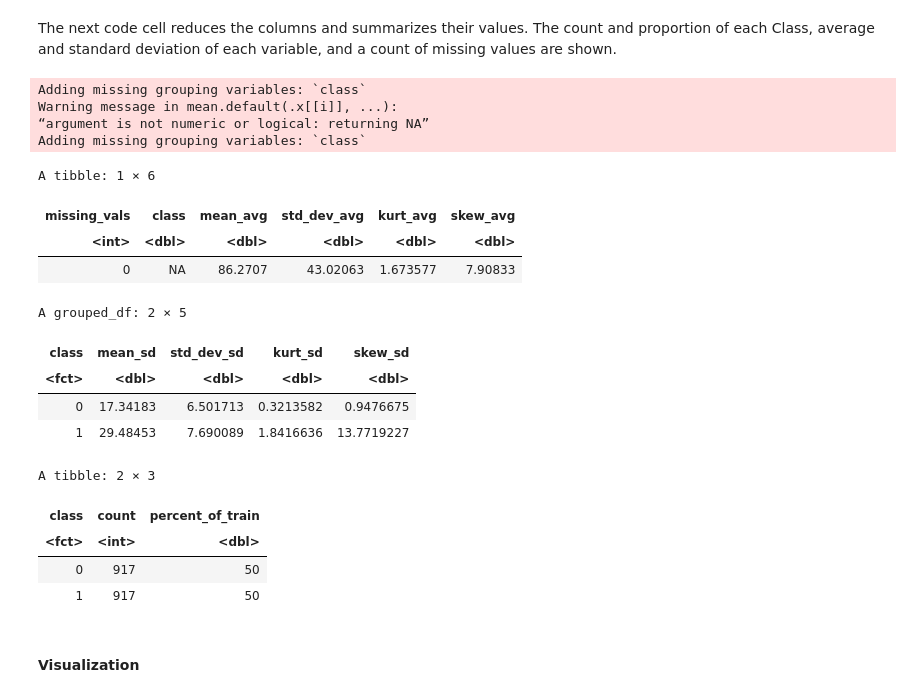
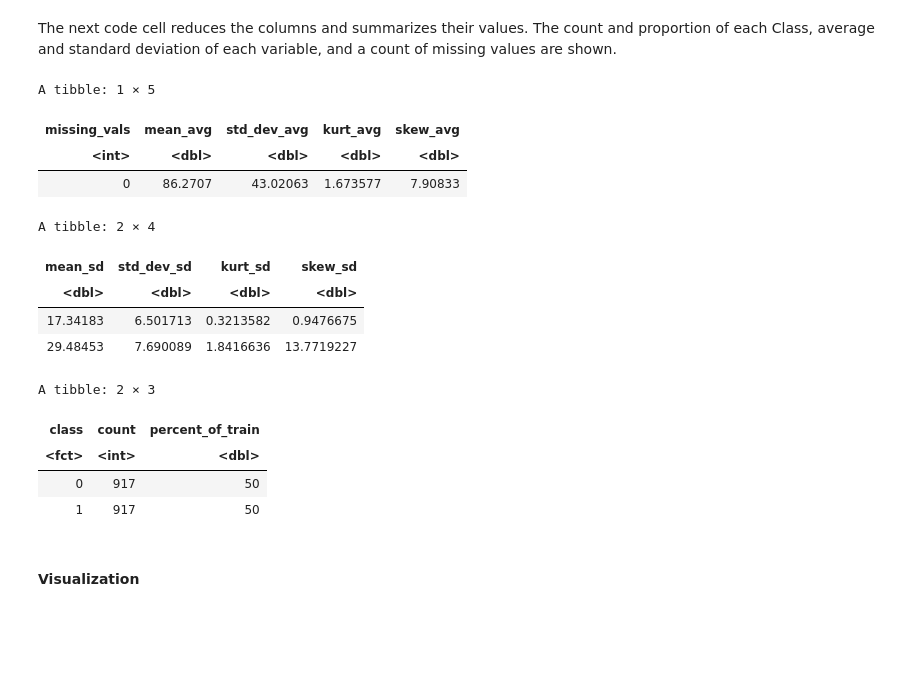
Before and after one commit to madisongill/dsci-100-2023s-group-39-section-002, a Jupyter notebook: project_proposal-Copy1.ipynb, the cells around one changed output. Saved outputs shown, nothing was run; the diff lists cells and outputs as text; code cells hidden in the pictures; blank space fills up the shorter version.

```diff
--- a/project_proposal-Copy1.ipynb
+++ b/project_proposal-Copy1.ipynb
@@ -169,51 +169,52 @@ The next code cell reduces the columns and summarizes their values. The count an
 number_obs<-nrow(pulsar_train)
 
 class_count_balanced <- pulsar_train |> #summarize counts of class labels
     group_by(class) |>
     summarize(count = n(),
             percent_of_train=n()/number_obs*100) #percentage of pulsar vs non pulsar
 
-summary_train <- pulsar_train |> #the average of all the predictor variables
-    select(-class) |>
+pulsar_train_unlabelled <- pulsar_train |> #removing class to manipulate other variables
+    ungroup() |>
+    select(-class)
+
+summary_train <- pulsar_train_unlabelled |> #the average of all the predictor variables
+    # select(-class) |>
     map_df(mean) |>
     rename(mean_avg = mean,
            std_dev_avg = std_dev,
            kurt_avg = kurt,
            skew_avg = skew)
 
-means_and_counts<- as_tibble(sum(is.na(pulsar_train))) |> #checking for na values
+means_counts <- as_tibble(sum(is.na(pulsar_train))) |> #checking for na values
     rename(missing_vals = value) |>
     bind_cols(summary_train)  #combine summary_train and missing values check into one
 
 standard_dev <- pulsar_train |> #the standard deviation of all predictor variables, #found the sd function (5)
                     mutate(mean_sd = sd(mean),
                        std_dev_sd = sd(std_dev),
                        kurt_sd = sd(kurt),
                        skew_sd = sd(skew))|>
                     slice(1)|>
+                    ungroup() |>
                     select(mean_sd,std_dev_sd,kurt_sd,skew_sd)
 
 
 
 
-means_and_counts
+means_counts
 standard_dev
 class_count_balanced
 # %% [output]
-Adding missing grouping variables: `class`
-Warning message in mean.default(.x[[i]], ...):
-“argument is not numeric or logical: returning NA”
-Adding missing grouping variables: `class`
+A tibble: 1 × 5
+| missing_vals | mean_avg | std_dev_avg | kurt_avg | skew_avg |
+| <int> | <dbl> | <dbl> | <dbl> | <dbl> |
+| 0 | 86.2707 | 43.02063 | 1.673577 | 7.90833 |
-A tibble: 1 × 6
+A tibble: 2 × 4
-| missing_vals | class | mean_avg | std_dev_avg | kurt_avg | skew_avg |
-| <int> | <dbl> | <dbl> | <dbl> | <dbl> | <dbl> |
-| 0 | NA | 86.2707 | 43.02063 | 1.673577 | 7.90833 |
+| mean_sd | std_dev_sd | kurt_sd | skew_sd |
+| <dbl> | <dbl> | <dbl> | <dbl> |
+| 17.34183 | 6.501713 | 0.3213582 | 0.9476675 |
+| 29.48453 | 7.690089 | 1.8416636 | 13.7719227 |
-A grouped_df: 2 × 5
+A tibble: 2 × 3
-| class | mean_sd | std_dev_sd | kurt_sd | skew_sd |
-| <fct> | <dbl> | <dbl> | <dbl> | <dbl> |
-| 0 | 17.34183 | 6.501713 | 0.3213582 | 0.9476675 |
-| 1 | 29.48453 | 7.690089 | 1.8416636 | 13.7719227 |
-A tibble: 2 × 3
 | class | count | percent_of_train |
 | <fct> | <int> | <dbl> |
 | 0 | 917 | 50 |
```
Also changed, not shown: parts of 2 cells of this notebook.
